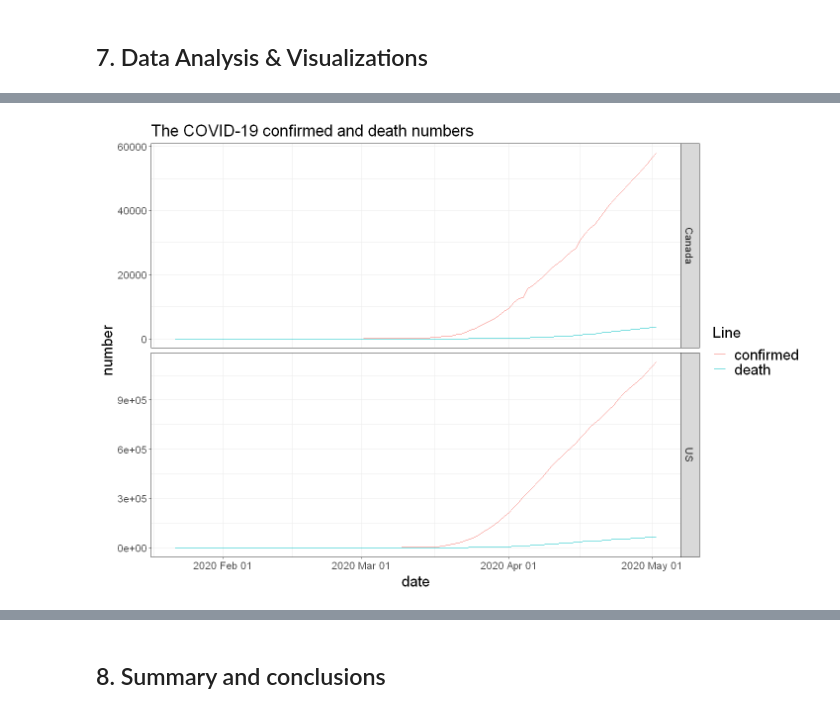
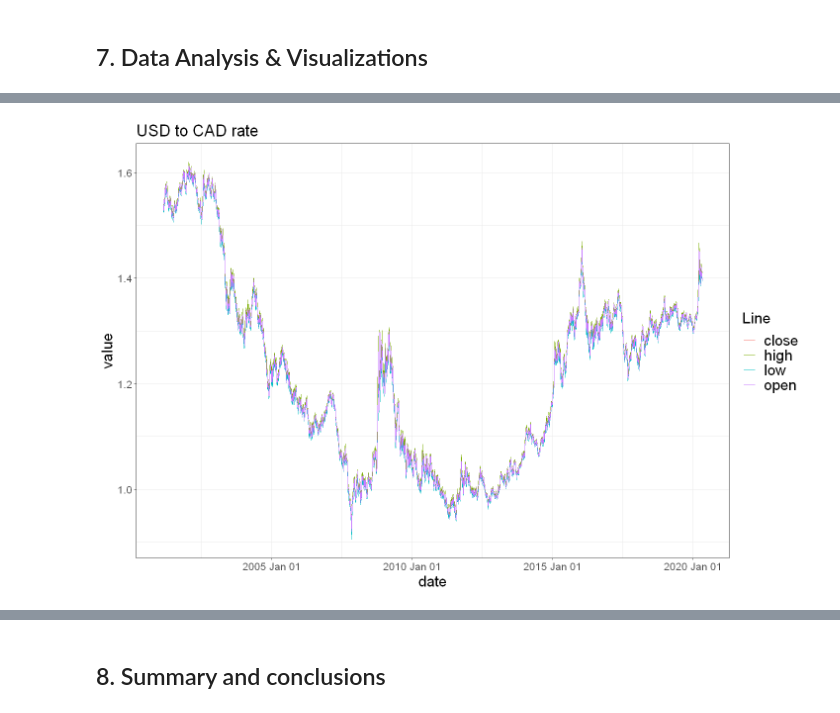
Before and after one commit to flizhou/CAD_USD_exchange_rate_predictor, a Jupyter notebook: scripts/eda.ipynb, the cells around one changed output, grey strips where cells are left out. Saved outputs shown, nothing was run; the diff lists cells and outputs as text; code cells hidden in the pictures.

Commit message:
Added usd to cad data to eda #3'

```diff
--- a/scripts/eda.ipynb
+++ b/scripts/eda.ipynb
@@ -80,3 +82,13 @@ A tibble: 6 × 106
 | NA | Andorra | 42.5063 | 1.5218 | 0 | 0 | 0 | 0 | 0 | 0 | ... |
 | NA | Angola | -11.2027 | 17.8739 | 0 | 0 | 0 | 0 | 0 | 0 | ... |
 | NA | Antigua and Barbuda | 17.0608 | -61.7964 | 0 | 0 | 0 | 0 | 0 | 0 | ... |
+# %%
+res <- GET("https://www.alphavantage.co/query",
+           query = list(`function` = "FX_DAILY",
+                        from_symbol = "USD",
+                        to_symbol = "CAD",
+                        outputsize = "full",
+                        apikey = Sys.getenv("ALPHA_API")))
+# %%
+data <- fromJSON(rawToChar(res$content))
+names(data)
@@ -82,0 +97,8 @@ A tibble: 6 × 106
+# %%
+data_raw <- enframe(unlist(data["Time Series FX (Daily)"]))
+# %%
+usd_to_cad <- data_raw %>%
+    mutate(label = rep(c("open", "high", "low", "close"), dim(data_raw)[1]/4),
+           date = str_match(name, "[0-9-]+") %>% lubridate::ymd(),
+           value = as.double(value)) %>%
+    select(date, label, value)
@@ -208,13 +238,10 @@ plot_ts <-  function (df, name){
 # %%
-options(repr.plot.width = 12, repr.plot.height = 8)
-cb_data %>%
-    gather("term", "number", - date, - country) %>%
-    ggplot(aes(date, number, color = term)) +
+usd_to_cad %>%
+    ggplot(aes(date, value, color = label)) +
     geom_line() +
     scale_x_date(date_labels = "%Y %b %d") +
-    facet_grid(rows = vars(country), scales = "free") +
     theme_bw() +
-    labs(title = "The COVID-19 confirmed and death numbers",
+    labs(title = "USD to CAD rate",
          color = "Line") + t
 # %% [output]
-[figure, old version]
+[figure, new version]
```
Also changed, not shown: parts of 5 cells of this notebook.
